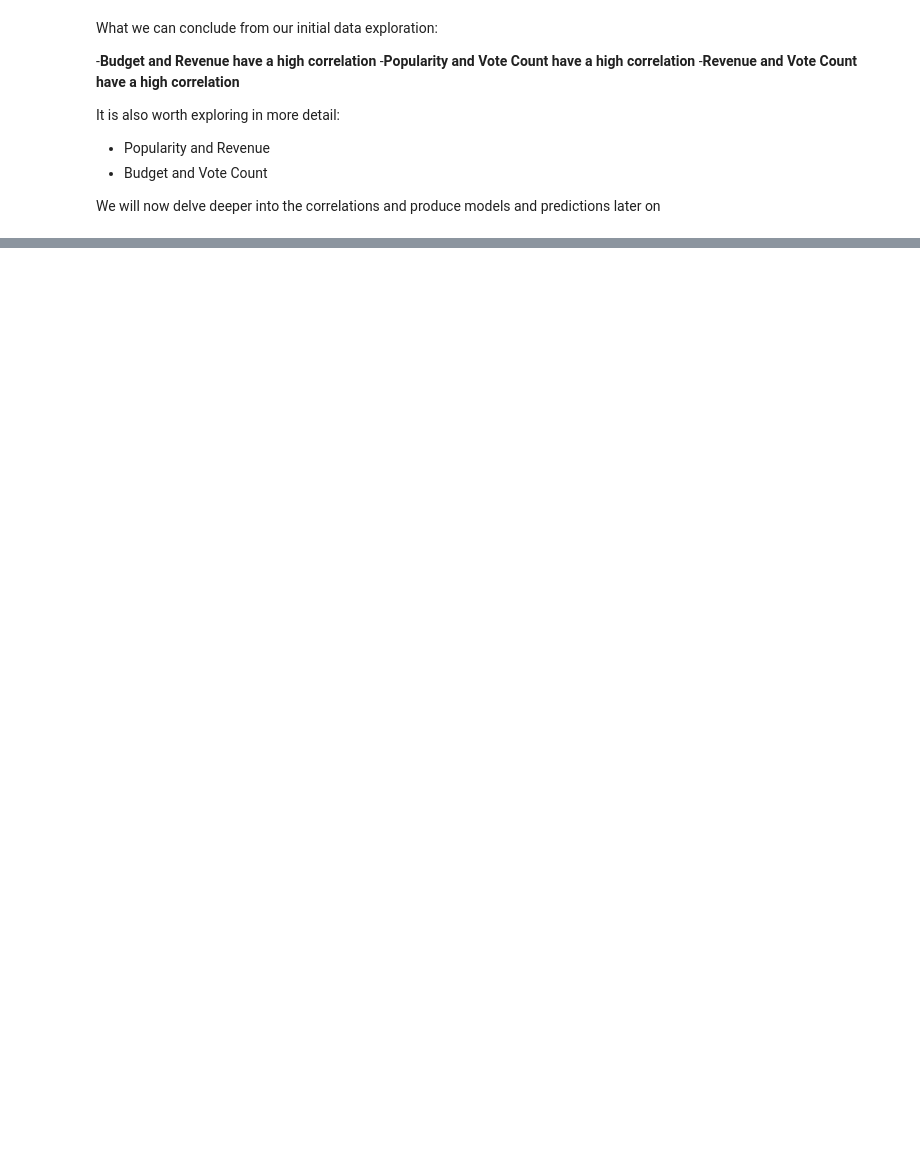
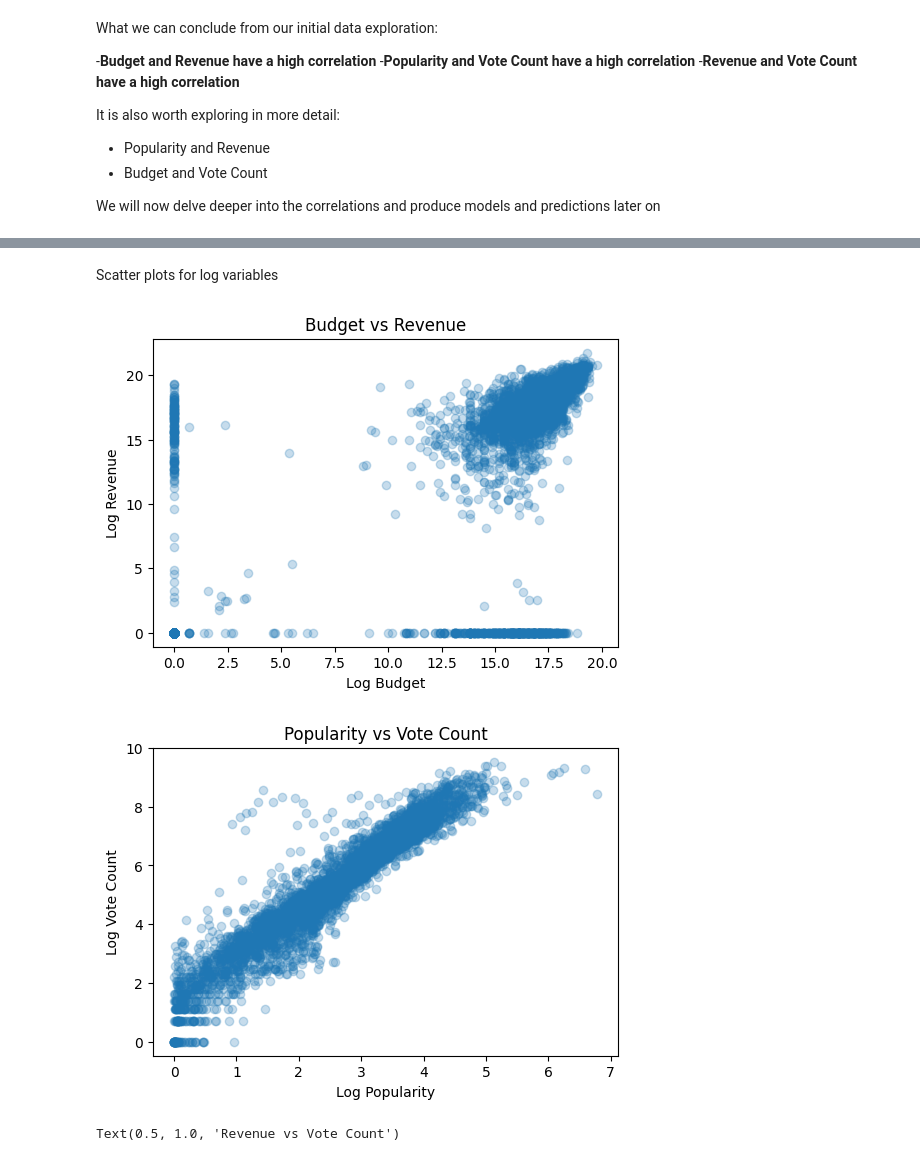
Before and after one commit to ziyadsaf/movie-success-prediction, a Jupyter notebook: movie_prediction_project.ipynb, the cells around one changed output, grey strips where cells are left out. Cells and saved outputs as stored; diff of their text form; code cells hidden in the pictures; blank space fills up the shorter version.

```diff
--- a/movie_prediction_project.ipynb
+++ b/movie_prediction_project.ipynb
@@ -452,0 +535,18 @@ We will now delve deeper into the correlations and produce models and prediction
+# %%
+#budget
+budget_bins = np.linspace(min(movies['budget']),max(movies['budget']),4)
+#revenue
+revenue_bins = np.linspace(min(movies['revenue']),max(movies['revenue']),4)
+#popularity
+pop_bins = np.linspace(min(movies['popularity']),max(movies['popularity']),4)
+#vote count
+vote_bins = np.linspace(min(movies['vote_count']),max(movies['vote_count']),4)
+
+group_names = ['High','Medium','Low']
+movies['budget'] = pd.cut(movies['budget'], budget_bins,labels = group_names, include_lowest = True)
+# %%
+movies['revenue'] = pd.cut(movies['revenue'], revenue_bins, labels=group_names, include_lowest=True)
+# %%
+movies['popularity'] = pd.cut(movies['popularity'], pop_bins, labels=group_names, include_lowest=True)
+# %%
+movies['vote_count'] = pd.cut(movies['vote_count'], vote_bins, labels=group_names, include_lowest=True)
@@ -452,0 +609,23 @@ We will now delve deeper into the correlations and produce models and prediction
+# %% [markdown]
+Scatter plots for log variables
+# %%
+# Scatter plot: budget vs revenue
+plt.figure(figsize=(6, 4))
+plt.scatter(movies['log_budget'], movies['log_revenue'], alpha=0.25)
+plt.xlabel('Log Budget')
+plt.ylabel('Log Revenue')
+plt.title('Budget vs Revenue')
+plt.figure(figsize=(6, 4))
+plt.scatter(movies['log_popularity'], movies['log_vote_count'], alpha=0.25)
+plt.xlabel('Log Popularity')
+plt.ylabel('Log Vote Count')
+plt.title('Popularity vs Vote Count')
+plt.show()
+plt.scatter(movies['log_revenue'], movies['log_vote_count'], alpha=0.25)
+plt.xlabel('Log revenue')
+plt.ylabel('Log Vote Count')
+plt.title('Revenue vs Vote Count')
+# %% [output]
+[figure, added]
+[figure, added]
+Text(0.5, 1.0, 'Revenue vs Vote Count')
```
Also changed, not shown: parts of 25 cells of this notebook.
